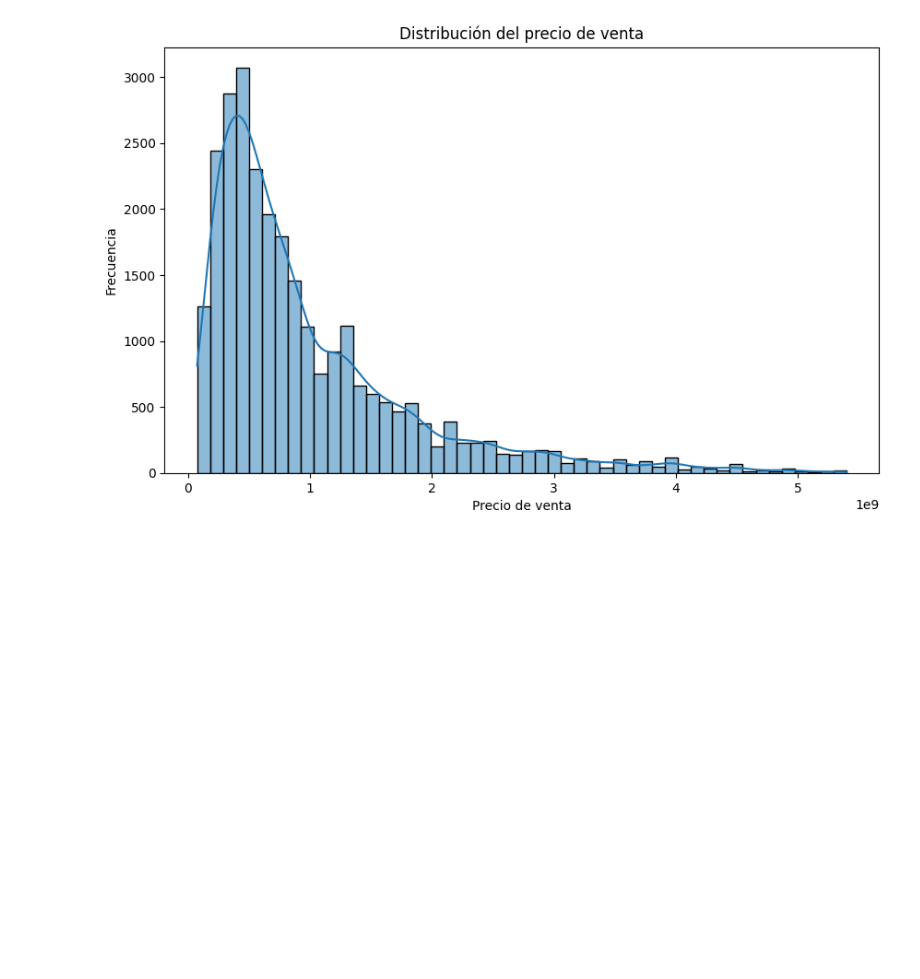
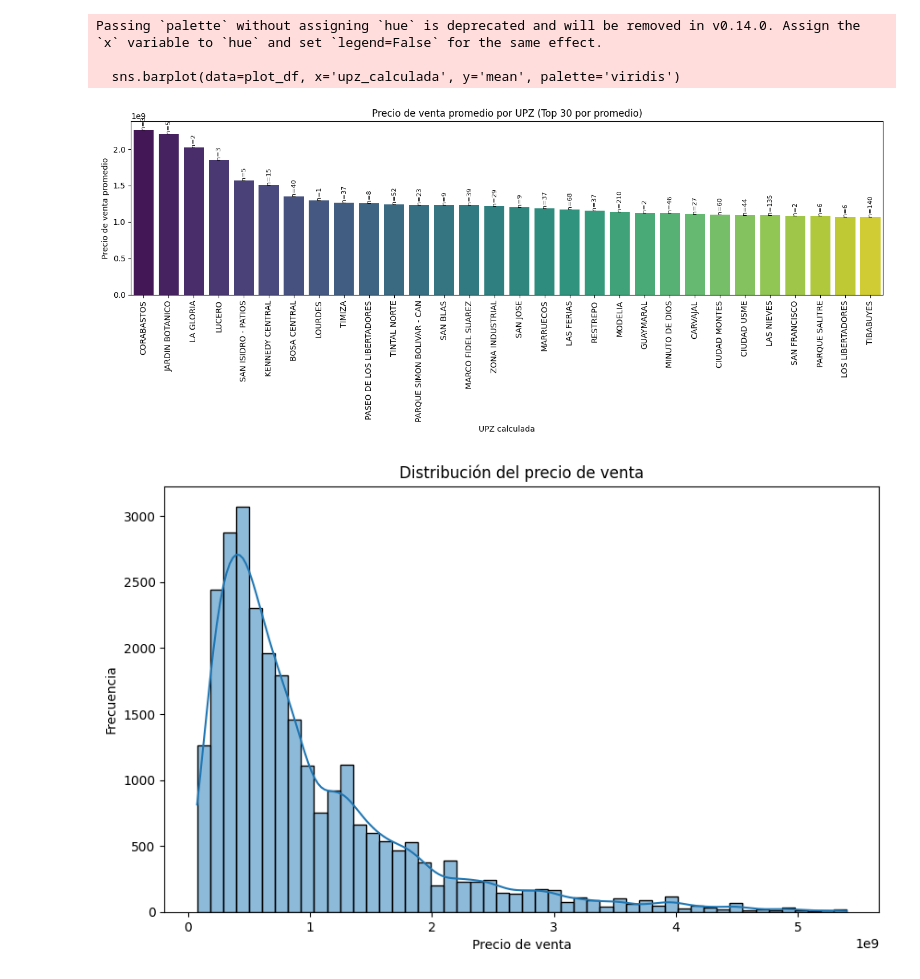
Before and after one commit to thordickinson/maestria-ia, a Jupyter notebook: analisis/notebooks/3.1.analisis_datos_aumentados.ipynb, the cells around one changed output. Drawn from its saved outputs; the diff is of its cells as text; code cells hidden in the pictures; blank space fills up the shorter version.

```diff
--- a/analisis/notebooks/3.1.analisis_datos_aumentados.ipynb
+++ b/analisis/notebooks/3.1.analisis_datos_aumentados.ipynb
@@ -10,3 +30,35 @@ df = pd.read_csv("../data/aptos_bogota_enriched.csv")
+# %%
+# Agrupar por UPZ y calcular promedio y conteo
+upz_stats = df.groupby('upz_calculada')['precio_venta'].agg(mean='mean', count='count').dropna().reset_index()
+upz_stats = upz_stats.sort_values('mean', ascending=False)
+
+# Si hay muchas UPZ, mostrar solo top N para mejor legibilidad
+TOP_N = 30
+show_top = upz_stats.shape[0] > TOP_N
+plot_df = upz_stats.head(TOP_N) if show_top else upz_stats
+
+# Gráfico
+plt.figure(figsize=(14,6))
+sns.barplot(data=plot_df, x='upz_calculada', y='mean', palette='viridis')
+plt.xticks(rotation=90)
+plt.xlabel('UPZ calculada')
+plt.ylabel('Precio de venta promedio')
+title = 'Precio de venta promedio por UPZ'
+if show_top:
+    title += f' (Top {TOP_N} por promedio)'
+plt.title(title)
+
+# Anotar el conteo de observaciones sobre cada barra
+for i, row in enumerate(plot_df.itertuples()):
+    plt.text(i, row.mean, f"n={int(row.count)}", ha='center', va='bottom', fontsize=8, rotation=90)
+
+plt.tight_layout()
+plt.show()
+# %% [output]
+Passing `palette` without assigning `hue` is deprecated and will be removed in v0.14.0. Assign the `x` variable to `hue` and set `legend=False` for the same effect.
+
+  sns.barplot(data=plot_df, x='upz_calculada', y='mean', palette='viridis')
+[figure, added]
 # %%
 # ------ DISTRIBUCIONES BÁSICAS ------
 plt.figure(figsize=(10,6))
```
Also changed, not shown: parts of 1 cell of this notebook, 30 other files.
